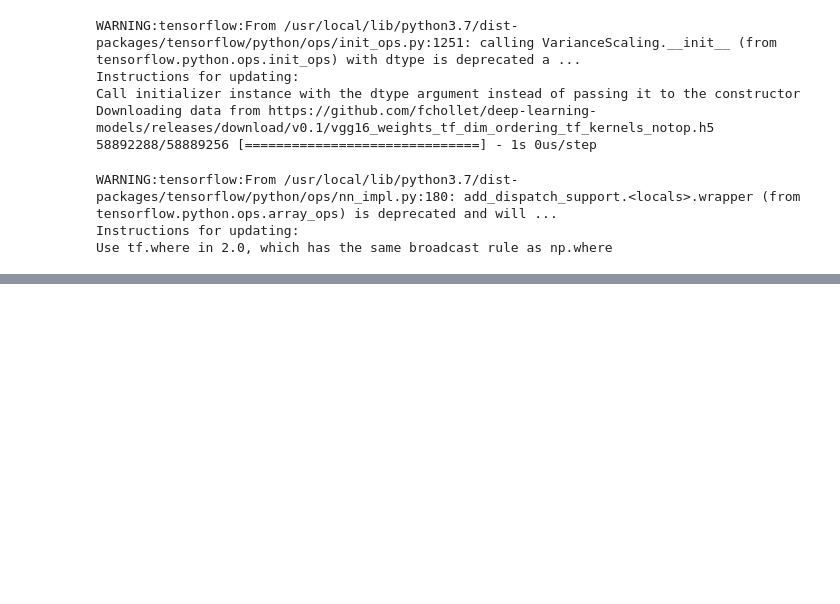
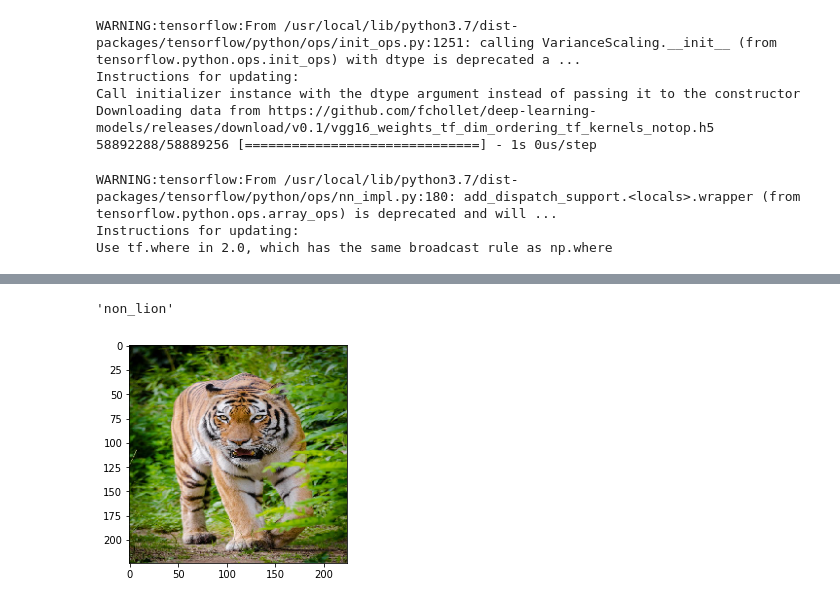
Before and after one commit to amanssnl/amanssnl, a Jupyter notebook: vgg16.ipynb, the cells around one changed output, grey strips where cells are left out. Drawn from its saved outputs; the diff is of its cells as text; code cells hidden in the pictures; blank space fills up the shorter version.

```diff
--- a/vgg16.ipynb
+++ b/vgg16.ipynb
@@ -170,13 +199,20 @@ plt.show()
 # %%
-from keras.preprocessing import image
-img = image.load_img("image.jpeg",target_size=(224,224))
-img = np.asarray(img)
-plt.imshow(img)
-img = np.expand_dims(img, axis=0)
-from keras.models import load_model
-saved_model = load_model("vgg16_1.h5")
-output = saved_model.predict(img)
-if output[0][0] > output[0][1]:
-    print("lion")
-else:
-    print('non_lion')
+def predict(filename):
+  from keras.preprocessing import image
+  import numpy as np
+  img = image.load_img(filename,target_size=(224,224))
+  img = np.asarray(img)
+  plt.imshow(img)
+  img = np.expand_dims(img, axis=0)
+  from keras.models import load_model
+  saved_model = tf.keras.models.load_model('vgg.h5')
+  output = saved_model.predict(img)
+  if output==0:
+      return "lion"
+  else:
+      return "non_lion"
+# %%
+predict("/content/tiger.jpeg")
+# %% [output]
+'non_lion'
+[figure, added]
```
Also changed, not shown: parts of 10 cells of this notebook.
